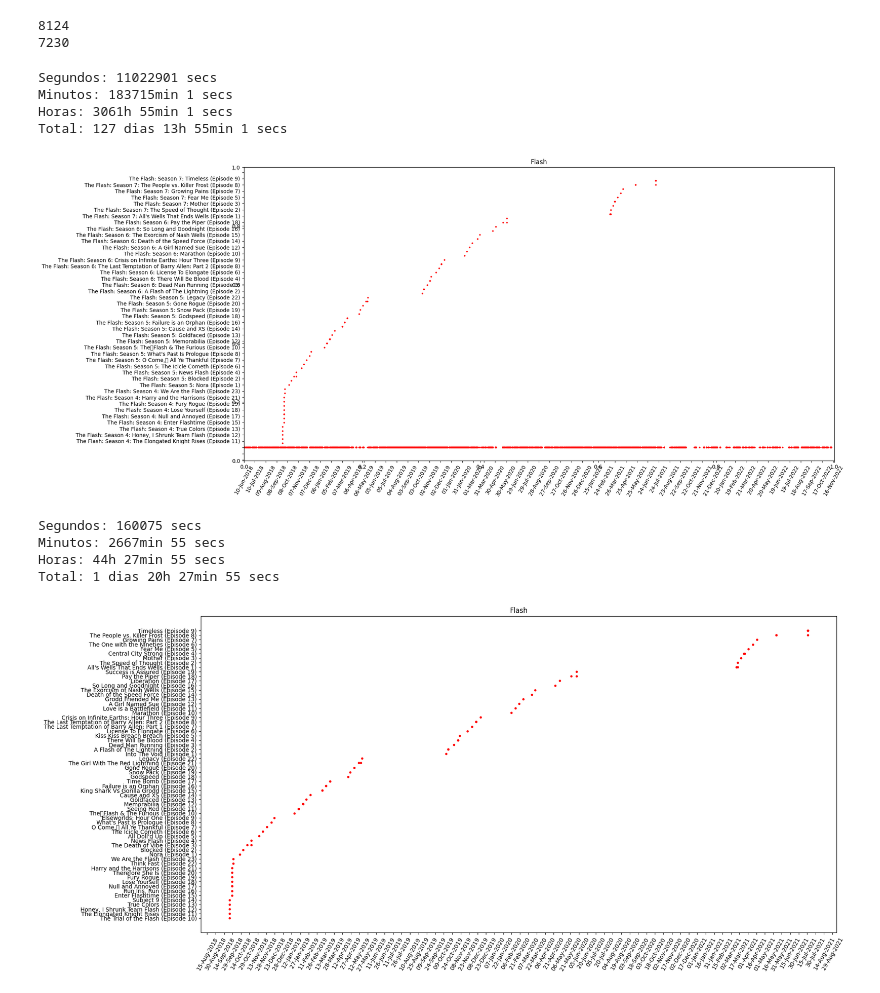
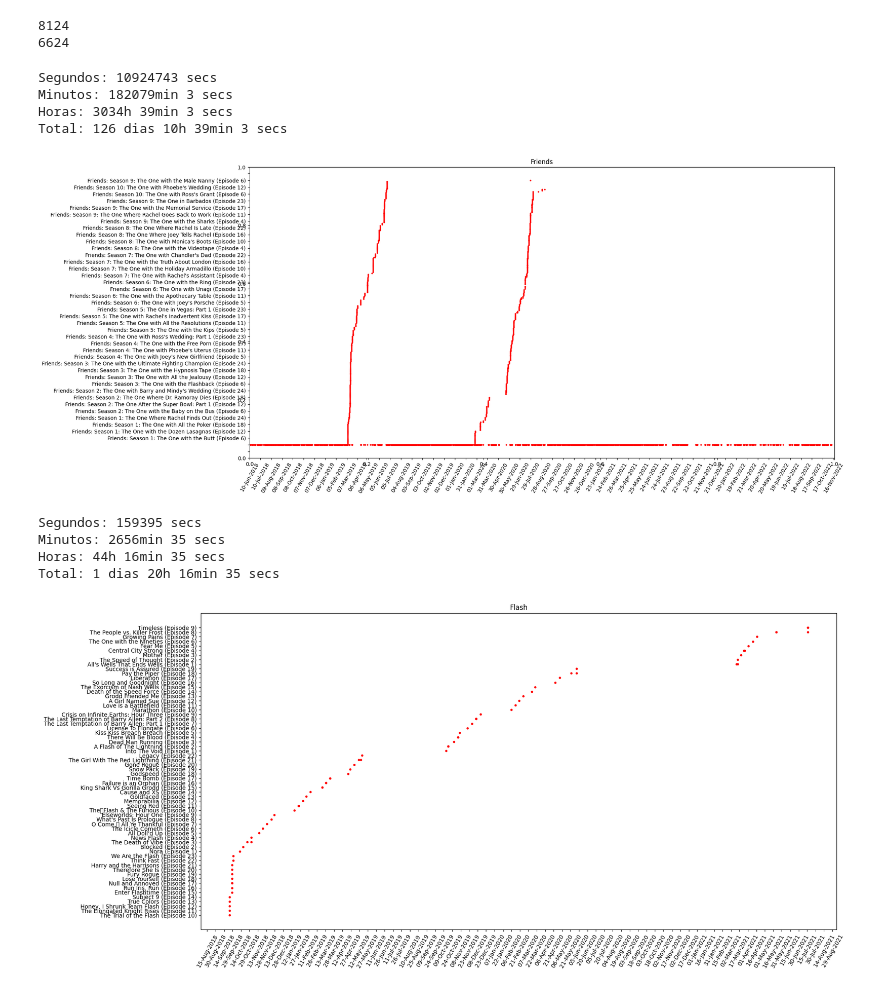
Before and after one commit to tiagoalmeida25/data-visualization, a Jupyter notebook: Netflix/view_history.ipynb, the cells around one changed output. Drawn from its saved outputs; the diff is of its cells as text; code cells hidden in the pictures.

```diff
--- a/Netflix/view_history.ipynb
+++ b/Netflix/view_history.ipynb
@@ -27,7 +27,7 @@ df_tiago.drop(['Profile Name'],axis=1,inplace=True)
 print(len(df_tiago))
 
 drop_list = list()
-drop_list.append(df_tiago[((df_tiago['Minutes'] < 1) & (df_tiago['Hours'] < 1))].index)
+drop_list.append(df_tiago[((df_tiago['Minutes'] < 5) & (df_tiago['Hours'] < 1))].index)
 
 for i in drop_list:
     df_tiago.drop(i,inplace=True)
@@ -41,7 +41,7 @@ df_tiago['Season'] = df_tiago['Season'] .replace([None], '')
 df_tiago['Time'] = df_tiago['Time'] .replace([None], '')
 # %% [output]
 8124
-7230
+6624
 # %%
 def total_duration(df):
     hours = df['Hours'].sum()
@@ -65,36 +65,36 @@ def total_duration(df):
 
 total_duration(df_tiago)
 # %% [output]
-Segundos: 11022901 secs
-Minutos: 183715min 1 secs
-Horas: 3061h 55min 1 secs
-Total: 127 dias 13h 55min 1 secs
+Segundos: 10924743 secs
+Minutos: 182079min 3 secs
+Horas: 3034h 39min 3 secs
+Total: 126 dias 10h 39min 3 secs
 # %%
-title = 'Flash'
+title = 'Friends'
 
 time = pd.to_datetime(df_tiago['Date'].copy())
 show = np.where(df_tiago['Show'].str.contains(title), df_tiago['Title'], '')
 
 # duration = np.where(df_tiago['Show'] == title, df_tiago['Duration'],'')
 
 # total_duration(pd.to_datetime(duration))
 
 
 plt.figure(figsize=(20,10))
 plt.title(title)
 dtFmt = mdates.DateFormatter('%d-%b-%Y')
 ax = plt.axes()
 plt.gca().xaxis.set_major_formatter(dtFmt)
 plt.gca().xaxis.set_major_locator(mdates.DayLocator(interval=30))
 plt.gca().yaxis.set_major_locator(plt.MaxNLocator(50))
 # plt.ylim(bottom=1)
 plt.plot(time, show,'ro',markersize=2)
 plt.xticks(rotation=60, fontweight='light')
 plt.xlim([pd.to_datetime('2018-06-10'),pd.to_datetime('2022-11-18')])
 # plt.xlim([pd.to_datetime('2019-03-15'),pd.to_datetime('2019-03-22')])
 plt.show()
 # %% [output]
-[figure, old version]
+[figure, new version]
 # %%
 title = 'Flash'
 
@@ -115,10 +115,10 @@ plt.plot(time, show['Episode'],'ro',markersize=3)
 plt.xticks(rotation=60, fontweight='light')
 plt.show()
 # %% [output]
-Segundos: 160075 secs
-Minutos: 2667min 55 secs
-Horas: 44h 27min 55 secs
-Total: 1 dias 20h 27min 55 secs
+Segundos: 159395 secs
+Minutos: 2656min 35 secs
+Horas: 44h 16min 35 secs
+Total: 1 dias 20h 16min 35 secs
 [figure]
 # %%
 
```
Also changed, not shown: parts of 2 cells of this notebook, 18 other files.
